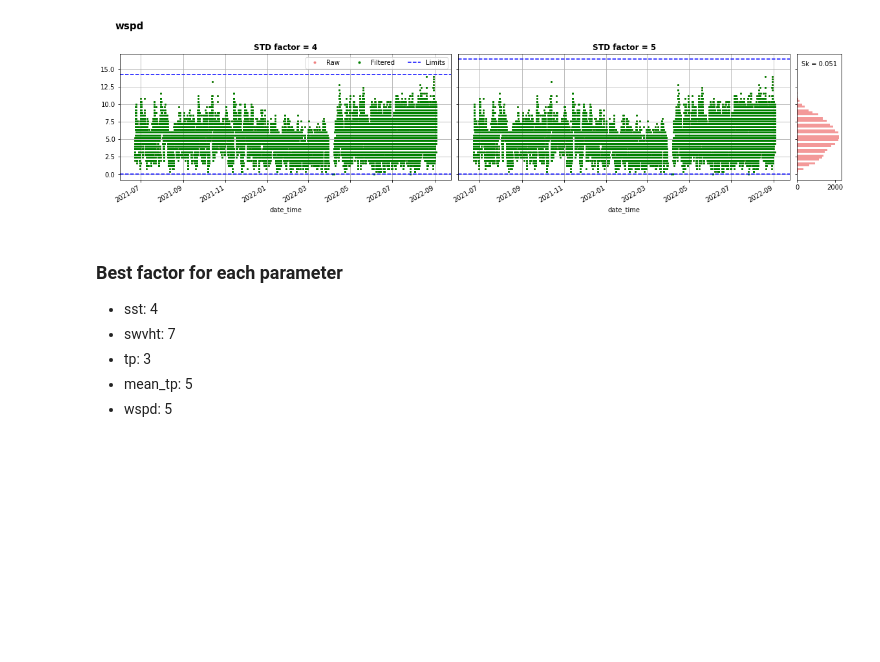
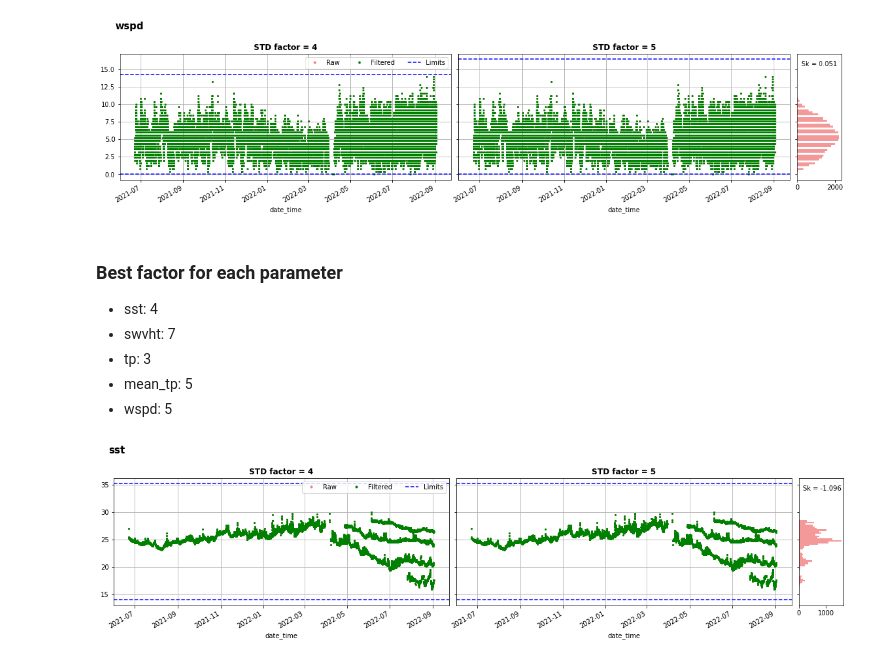
Before and after one commit to PNBOIA-Brasil/pnboia_qc, a Jupyter notebook: notebooks/limits_generation/spotter_qc.ipynb, the cells around one changed output. Saved outputs shown, nothing was run; the diff lists cells and outputs as text; code cells hidden in the pictures; blank space fills up the shorter version.

```diff
--- a/notebooks/limits_generation/spotter_qc.ipynb
+++ b/notebooks/limits_generation/spotter_qc.ipynb
@@ -303,3 +392,13 @@ outlier_limits = {'sst': [14.0, 35.2], # factor 4
                   'mean_tp': [0.0, 12.8], # factor 5
                   'wspd': [0.0, 16.4], # factor 5
                   'swvht': [0.0, 6.1]} # factor 7
+# %%
+plot_comparison(factor1=4,
+                factor2=5,
+                data=spot_gen_lim_data,
+                limits=spotters_lims,
+                manual_limits=[outlier_limits,outlier_limits],
+                buoy=None,
+                parameter='sst')
+# %% [output]
+[figure, added]
```
Also changed, not shown: parts of 12 cells of this notebook.
